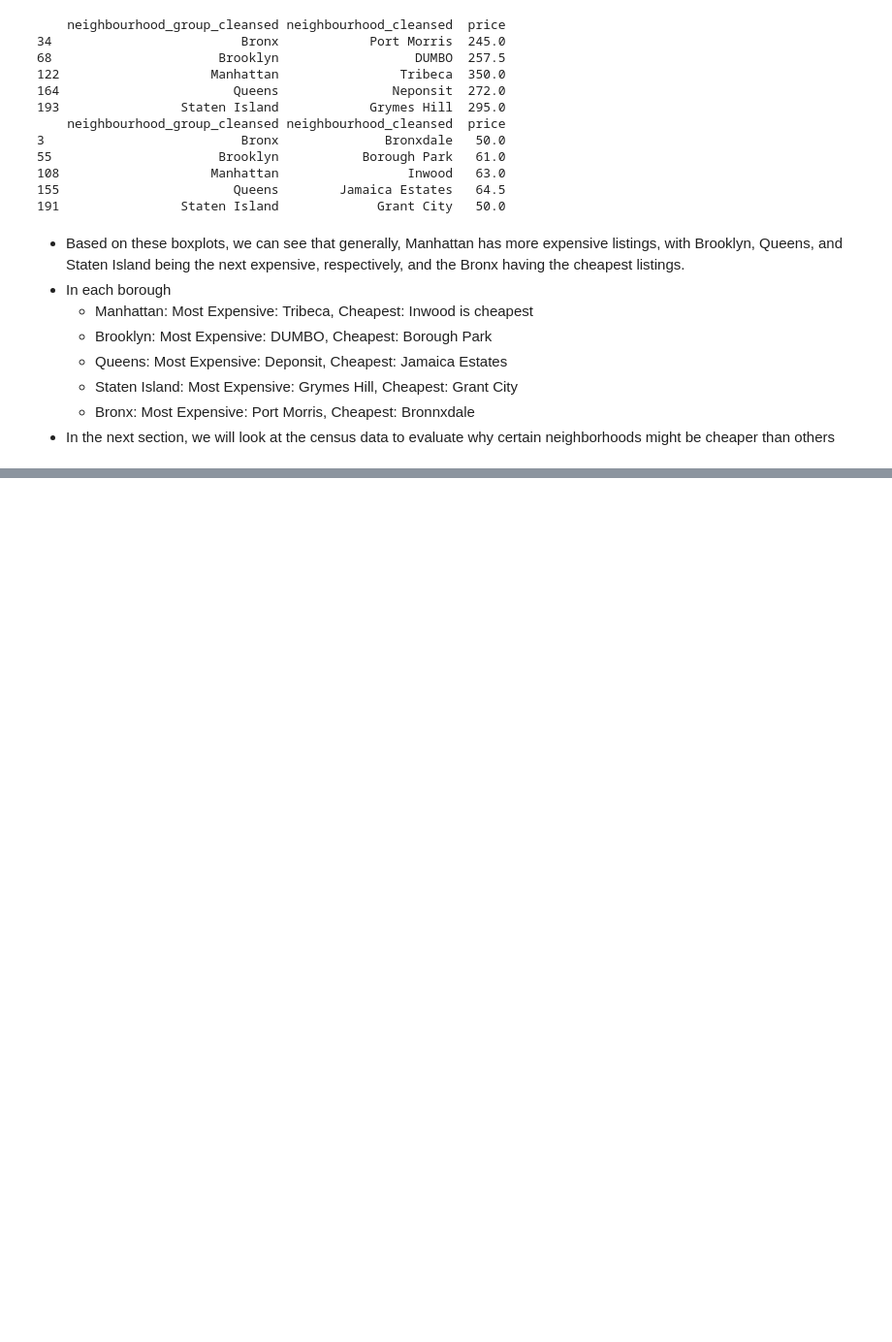
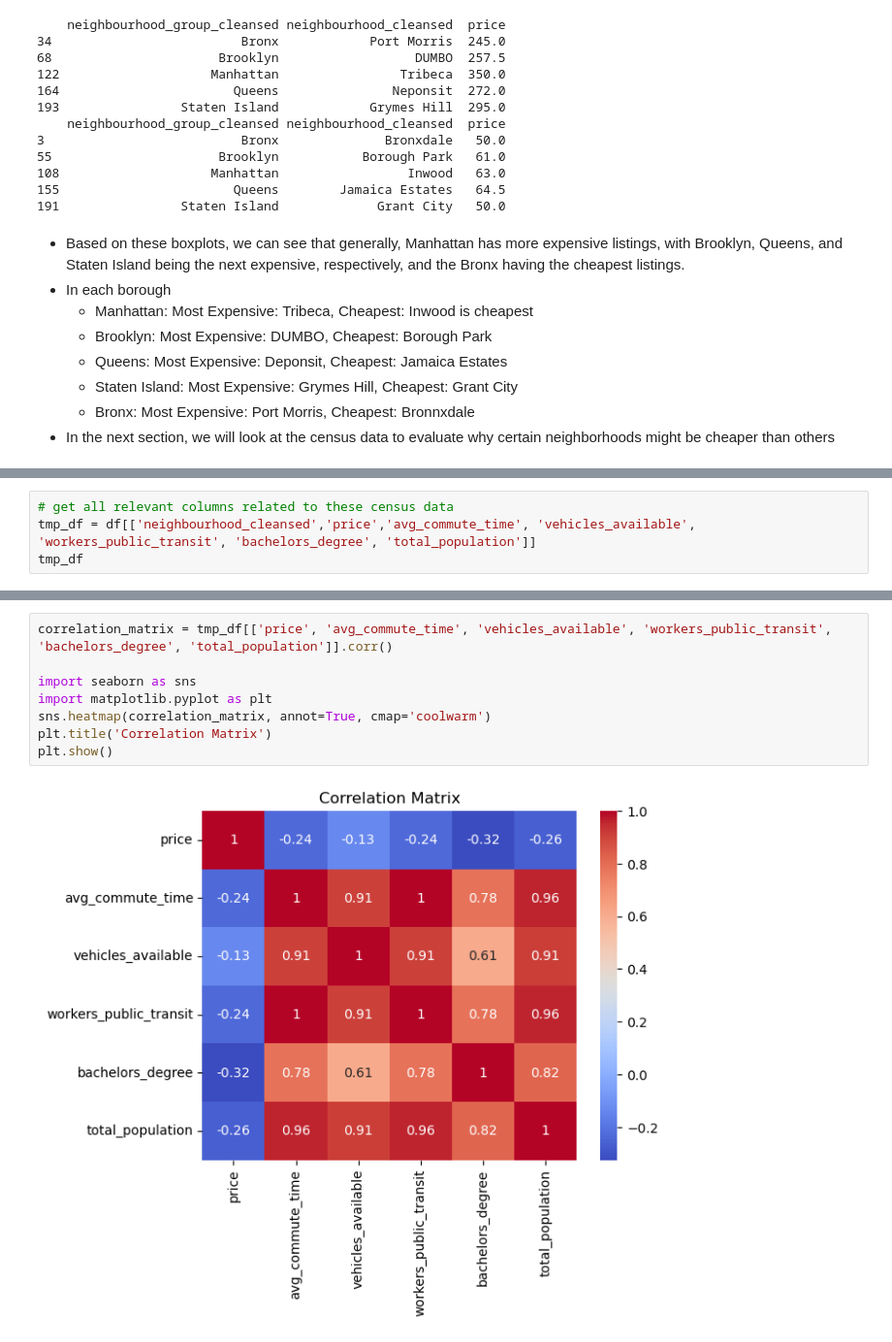
Before and after one commit to AndrewLee23708/AirBnB-Customer-Pricing-Analytics, a Jupyter notebook: 2.Exploratory_Data_Analysis (1).ipynb, the cells around one changed output, grey strips where cells are left out. Shown at 97% size. Drawn from its saved outputs; the diff is of its cells as text; blank space fills up the shorter version.

```diff
--- a/2.Exploratory_Data_Analysis (1).ipynb
+++ b/2.Exploratory_Data_Analysis (1).ipynb
@@ -433,0 +497,4 @@ print(min_prices)
+# %%
+# get all relevant columns related to these census data
+tmp_df = df[['neighbourhood_cleansed','price','avg_commute_time', 'vehicles_available', 'workers_public_transit', 'bachelors_degree', 'total_population']]
+tmp_df
@@ -433,0 +527,10 @@ print(min_prices)
+# %%
+correlation_matrix = tmp_df[['price', 'avg_commute_time', 'vehicles_available', 'workers_public_transit', 'bachelors_degree', 'total_population']].corr()
+
+import seaborn as sns
+import matplotlib.pyplot as plt
+sns.heatmap(correlation_matrix, annot=True, cmap='coolwarm')
+plt.title('Correlation Matrix')
+plt.show()
+# %% [output]
+[figure, added]
```
Also changed, not shown: parts of 26 cells of this notebook, 2 other files.
